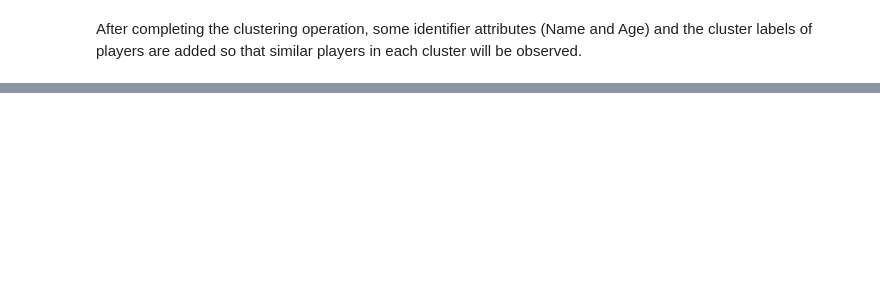
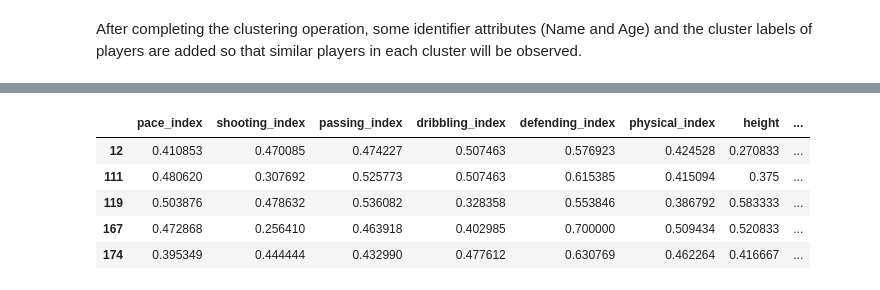
Before and after one commit to emredogan7/soccer-player-archetype-clustering, a Jupyter notebook: main.ipynb, the cells around one changed output, grey strips where cells are left out. Saved outputs shown, nothing was run; the diff lists cells and outputs as text; code cells hidden in the pictures; blank space fills up the shorter version.

```diff
--- a/main.ipynb
+++ b/main.ipynb
@@ -267,0 +319,9 @@ top3_results
+# %%
+show_cluster_samples(rescaled_data, 1, 5)
+# %% [output]
+|  | pace_index | shooting_index | passing_index | dribbling_index | defending_index | physical_index | height | ... |
+| 12 | 0.410853 | 0.470085 | 0.474227 | 0.507463 | 0.576923 | 0.424528 | 0.270833 | ... |
+| 111 | 0.480620 | 0.307692 | 0.525773 | 0.507463 | 0.615385 | 0.415094 | 0.375 | ... |
+| 119 | 0.503876 | 0.478632 | 0.536082 | 0.328358 | 0.553846 | 0.386792 | 0.583333 | ... |
+| 167 | 0.472868 | 0.256410 | 0.463918 | 0.402985 | 0.700000 | 0.509434 | 0.520833 | ... |
+| 174 | 0.395349 | 0.444444 | 0.432990 | 0.477612 | 0.630769 | 0.462264 | 0.416667 | ... |
```
Also changed, not shown: parts of 23 cells of this notebook.
